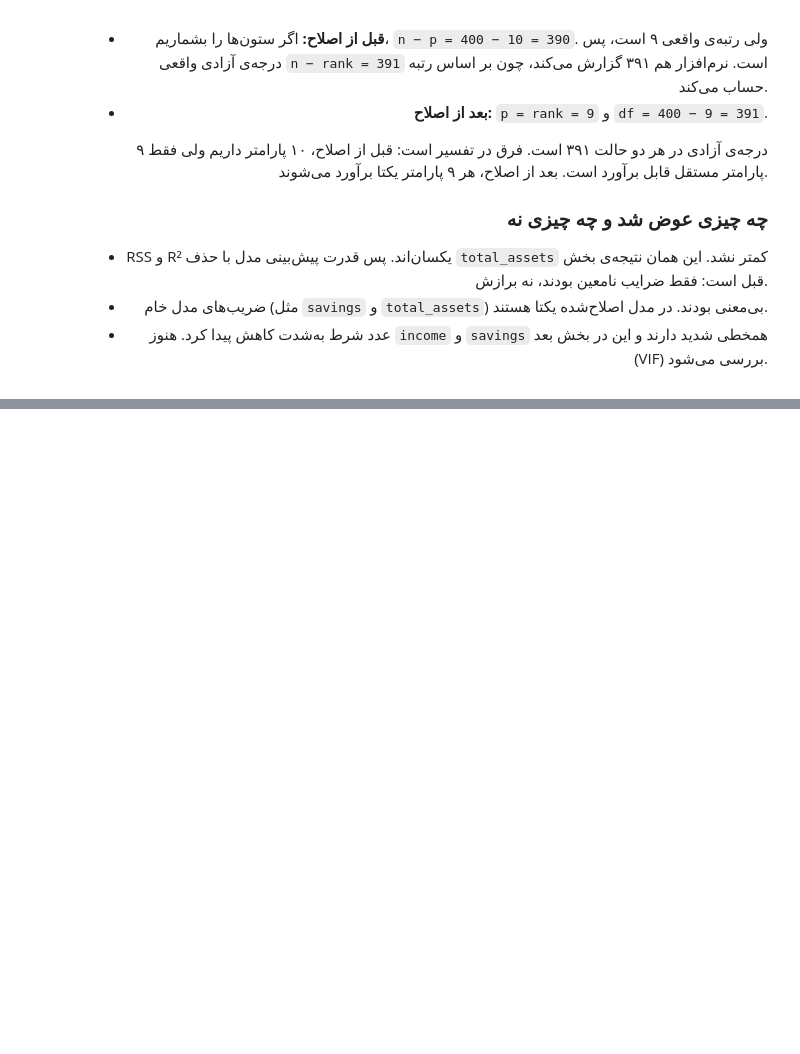
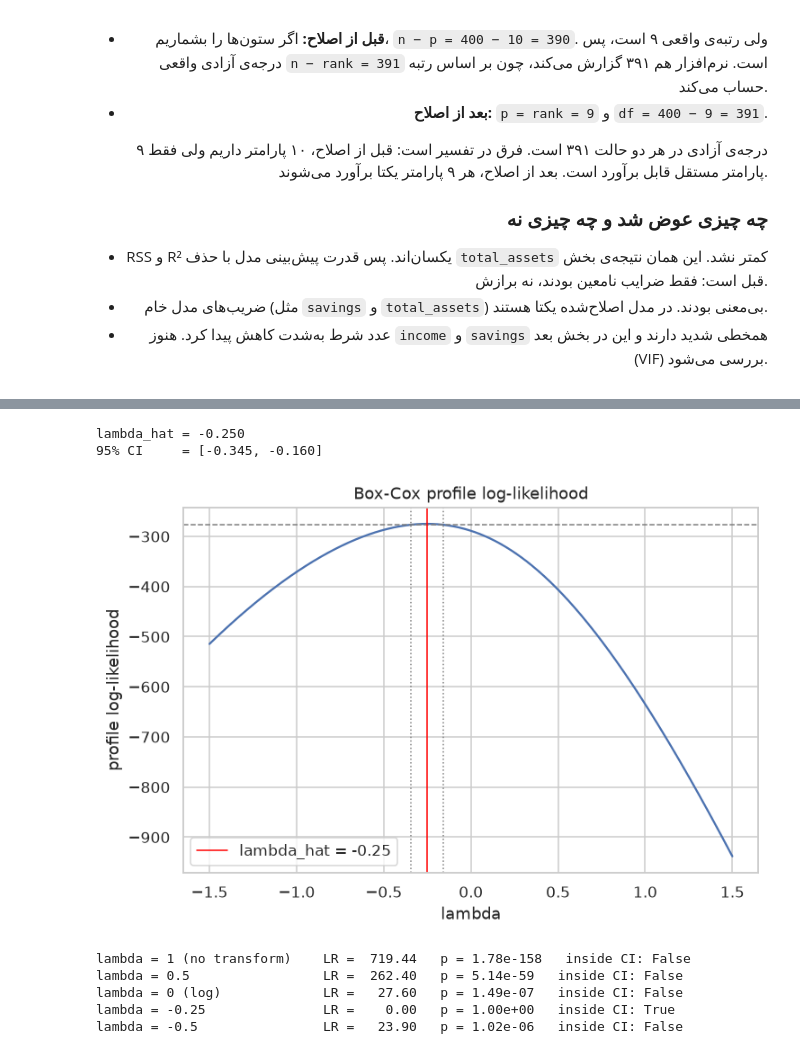
Before and after one commit to KiarashAkbari/ML-CHALLENGE, a Jupyter notebook: term-3/answers/quiz-1-answer/quiz-1-answer.ipynb, the cells around one changed output, grey strips where cells are left out. Saved outputs shown, nothing was run; the diff lists cells and outputs as text; code cells hidden in the pictures; blank space fills up the shorter version.

```diff
--- a/term-3/answers/quiz-1-answer/quiz-1-answer.ipynb
+++ b/term-3/answers/quiz-1-answer/quiz-1-answer.ipynb
@@ -630,0 +1203,50 @@ pd.DataFrame({'coef': m_fix.params, 'se': m_fix.bse}).round(4)
+# %%
+y = df['monthly_spend'].to_numpy()
+n = len(y)
+sum_log_y = np.log(y).sum()
+
+def transform(lam):
+    return np.log(y) if abs(lam) < 1e-9 else (y**lam - 1) / lam
+
+def profile_ll(lam):
+    z = transform(lam)
+    b = np.linalg.lstsq(X_q2, z, rcond=None)[0]
+    rss = ((z - X_q2 @ b) ** 2).sum()
+    return -n / 2 * np.log(rss / n) + (lam - 1) * sum_log_y
+
+grid = np.linspace(-1.5, 1.5, 601)
+ll = np.array([profile_ll(l) for l in grid])
+lam_hat = grid[ll.argmax()]
+cutoff = ll.max() - stats.chi2.ppf(0.95, 1) / 2
+inside = grid[ll >= cutoff]
+lam_lo, lam_hi = inside.min(), inside.max()
+
+print(f'lambda_hat = {lam_hat:.3f}')
+print(f'95% CI     = [{lam_lo:.3f}, {lam_hi:.3f}]')
+
+plt.figure(figsize=(7.5, 4.8))
+plt.plot(grid, ll, color='#4C72B0')
+plt.axhline(cutoff, color='gray', ls='--', lw=1)
+plt.axvline(lam_hat, color='red', lw=1, label=f'lambda_hat = {lam_hat:.2f}')
+plt.axvline(lam_lo, color='gray', ls=':', lw=1)
+plt.axvline(lam_hi, color='gray', ls=':', lw=1)
+plt.xlabel('lambda')
+plt.ylabel('profile log-likelihood')
+plt.title('Box-Cox profile log-likelihood')
+plt.legend()
+plt.show()
+# %% [output]
+lambda_hat = -0.250
+95% CI     = [-0.345, -0.160]
+[figure, added]
+# %%
+for lam, name in [(1, 'lambda = 1 (no transform)'), (0.5, 'lambda = 0.5'), (0, 'lambda = 0 (log)'),
+                  (-0.25, 'lambda = -0.25'), (-0.5, 'lambda = -0.5')]:
+    lr = 2 * (ll.max() - profile_ll(lam))
+    print(f'{name:28s} LR = {lr:7.2f}   p = {stats.chi2.sf(lr, 1):.2e}   inside CI: {lr < 3.84}')
+# %% [output]
+lambda = 1 (no transform)    LR =  719.44   p = 1.78e-158   inside CI: False
+lambda = 0.5                 LR =  262.40   p = 5.14e-59   inside CI: False
+lambda = 0 (log)             LR =   27.60   p = 1.49e-07   inside CI: False
+lambda = -0.25               LR =    0.00   p = 1.00e+00   inside CI: True
+lambda = -0.5                LR =   23.90   p = 1.02e-06   inside CI: False
```
Also changed, not shown: parts of 51 cells of this notebook, 3 other files.
